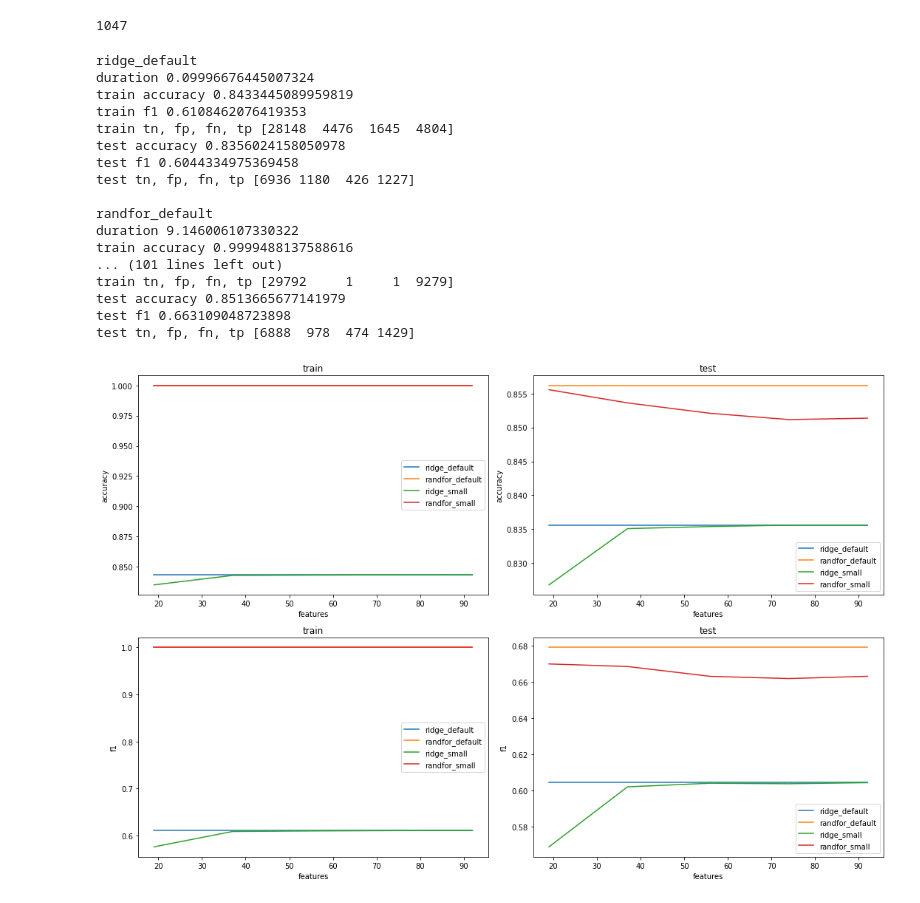
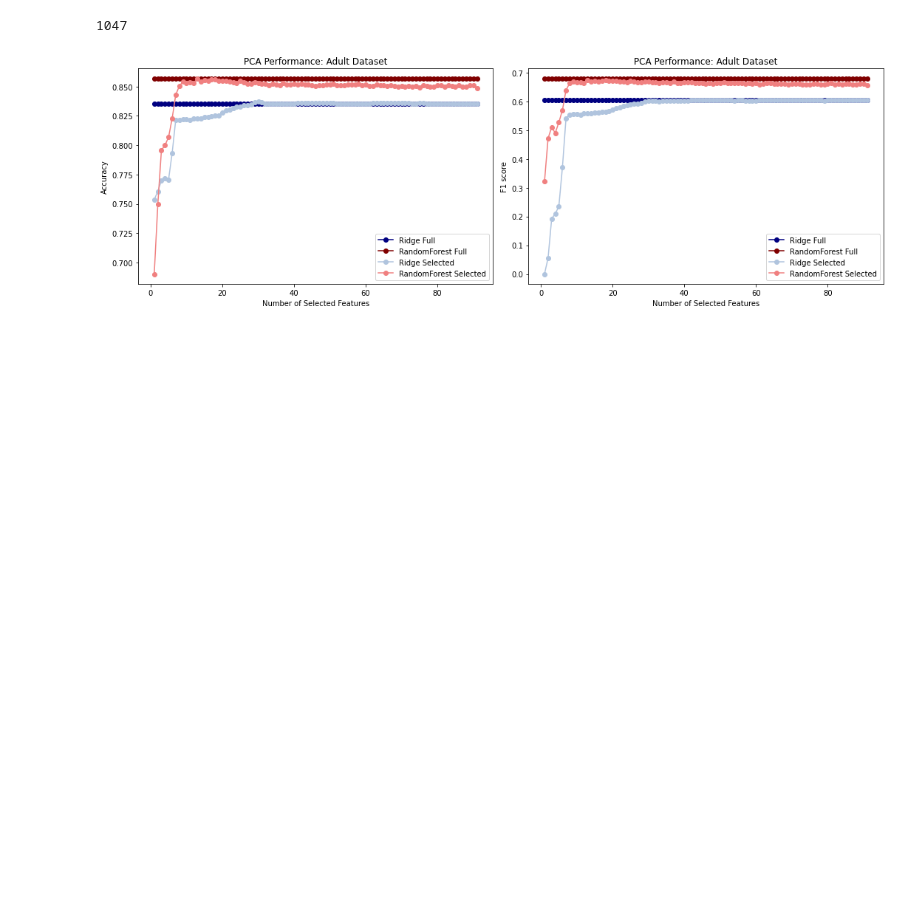
Before and after one commit to win13676/ORIE5741-Project, a Jupyter notebook: PCA_comparison.ipynb, the cells around one changed output. Saved outputs shown, nothing was run; the diff lists cells and outputs as text; code cells hidden in the pictures; blank space fills up the shorter version.

Commit message:
Remade graphs

```diff
--- a/PCA_comparison.ipynb
+++ b/PCA_comparison.ipynb
@@ -223,24 +189,7 @@ def compare_feature_hashing(train_X, train_dict_X, train_y, test_X, test_dict_X,
 
     plt.show()
 # %%
-compare_feature_hashing(adult_train_X, adult_train_dict_X, adult_train_y, adult_test_X, adult_test_dict_X, adult_test_y)
+compare(adult_train_X, adult_train_dict_X, adult_train_y, adult_test_X, adult_test_dict_X, adult_test_y, dataset_name='Adult')
 # %% [output]
-ridge_default
-duration 0.09996676445007324
-train accuracy 0.8433445089959819
-train f1 0.6108462076419353
-train tn, fp, fn, tp [28148  4476  1645  4804]
-test accuracy 0.8356024158050978
-test f1 0.6044334975369458
-test tn, fp, fn, tp [6936 1180  426 1227]
-
-randfor_default
-duration 9.146006107330322
-train accuracy 0.9999488137588616
-... (101 lines left out)
-train tn, fp, fn, tp [29792     1     1  9279]
-test accuracy 0.8513665677141979
-test f1 0.663109048723898
-test tn, fp, fn, tp [6888  978  474 1429]
-[figure, old version]
+[figure, new version]
 # %%
```
Also changed, not shown: parts of 5 cells of this notebook.
